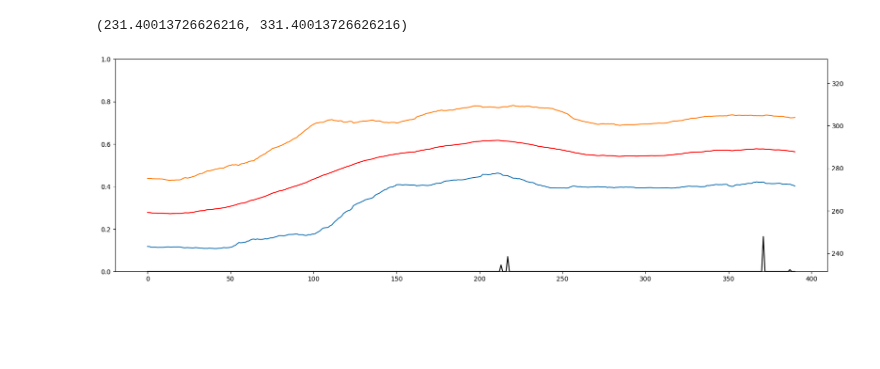
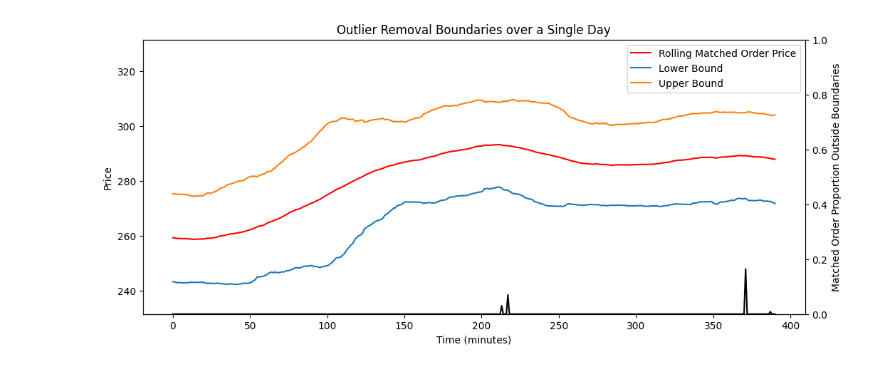
Before and after one commit to UoB-DSMP-2023-24/dsmp-2024-group-19, a Jupyter notebook: outlier_removal.ipynb, the cells around one changed output. Cells and saved outputs as stored; diff of their text form; code cells hidden in the pictures; blank space fills up the shorter version.

```diff
--- a/outlier_removal.ipynb
+++ b/outlier_removal.ipynb
@@ -41,39 +41,60 @@ while True:
     w_asks.append(w_ask)
 
     # look one minute a head
     local_end = t_end
     future_data = []
     while data[local_end, 0] < end_time + 60:
         future_data += [data[local_end, 1]] * int(data[local_end,2])
         local_end += 1
 
     future_data = np.array(future_data)
 
     n_above = len(np.where(future_data > w_ask)[0])
     n_below = len(np.where(future_data < w_bid)[0])
     outside.append((n_above + n_below) / len(future_data))
     #plt.title(f"Above:{len(np.where(future_data > w_ask)[0])},Below:{len(np.where(future_data < w_bid)[0])},total:{len(future_data)}")
     #plt.hist(future_data, bins = 40)
     #plt.axvline(w_ask)
     #plt.axvline(w_bid)
     #plt.show()
 
     start_time += 60
     while data[t_start, 0] < start_time:
         t_start += 1
 
     end_time += dt
     if end_time >= 8.5*60*60:
         break
 
-plt.figure(figsize=(20,6))
-plt.plot(outside, 'black')
-plt.ylim(0,1)
+import matplotlib.pyplot as plt
+import numpy as np
+
+plt.figure(figsize=(12, 5))
+
+# Plot means
+plt.plot(means, 'r', label='Rolling Matched Order Price')
+plt.plot(w_bids, label='Lower Bound')
+plt.plot(w_asks, label='Upper Bound')
+
+# Adjust y-axis limits for means
+plt.ylim(np.mean(means) - 50, np.mean(means) + 50)
+
+# Title and labels for the first y-axis
+plt.title('Outlier Removal Boundaries over a Single Day')
+plt.xlabel('Time (minutes)')
+plt.ylabel('Price')
+# Show legend
+plt.legend()
+
+# Create a second y-axis for 'outside'
 plt.twinx()
-plt.plot(means, 'r')
-plt.plot(w_bids)
-plt.plot(w_asks)
-plt.ylim(np.mean(means) - 50,np.mean(means) + 50)
+plt.plot(outside, 'black', label='Outside')
+plt.ylim(0, 1)
+
+# Label for the second y-axis
+plt.ylabel('Matched Order Proportion Outside Boundaries')
+
+# Show the plot
+plt.show()
 # %% [output]
-(231.40013726626216, 331.40013726626216)
-[figure, old version]
+[figure, new version]
```
Also changed, not shown: 6 other files.
